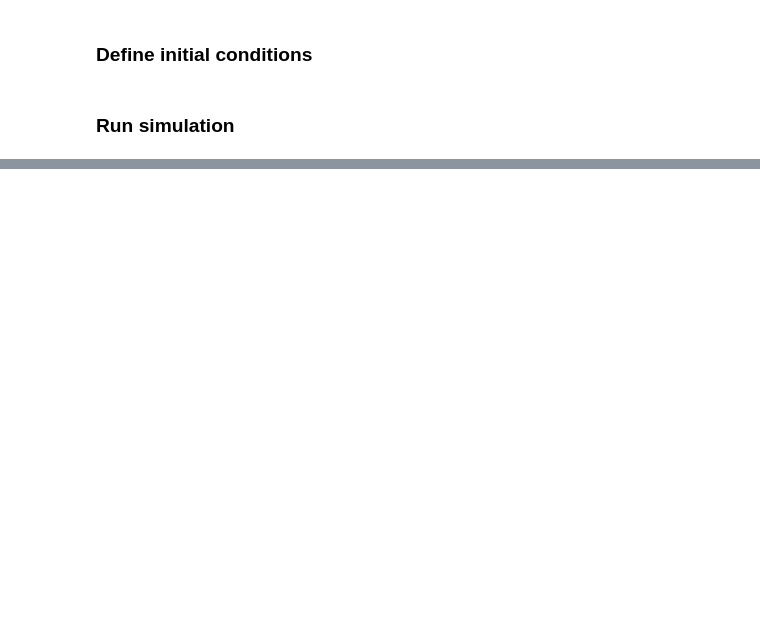
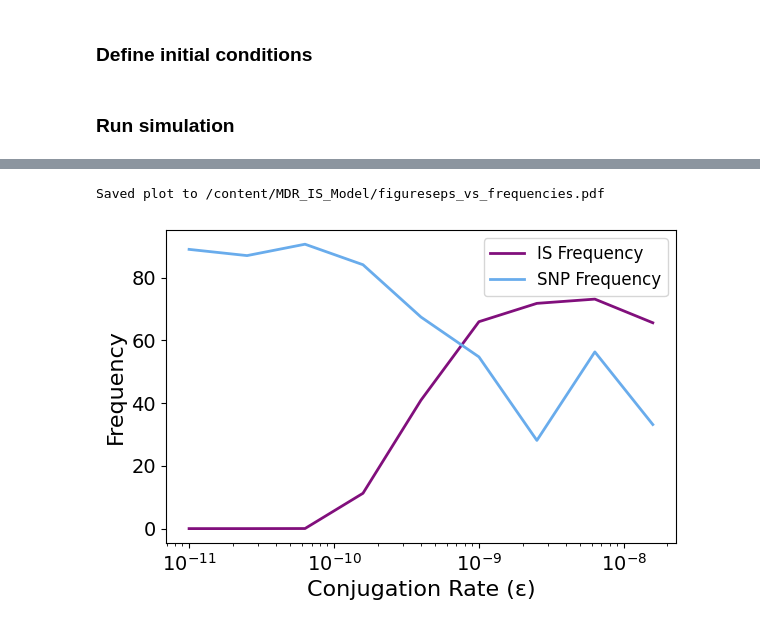
Before and after one commit to jorgEVOplasmids/MDR_ISs, a Jupyter notebook: Computational_model/MonodGillespieIS_conjugation.ipynb, the cells around one changed output, grey strips where cells are left out. Drawn from its saved outputs; the diff is of its cells as text; code cells hidden in the pictures; blank space fills up the shorter version.

```diff
--- a/Computational_model/MonodGillespieIS_conjugation.ipynb
+++ b/Computational_model/MonodGillespieIS_conjugation.ipynb
@@ -135,10 +129,9 @@ populations_0, populations_p = mg.initialize_populations(
 # %%
 
 antibiotic_concentration=0.2
-eps_values = np.logspace(-11, -7, num=21)
+eps_values = np.logspace(-11, -7, num=11)
 
 expe_results = []  # Will store list of dicts per eps value
-
 
 for eps in eps_values:
     print("Conjugation_rate=",eps)
@@ -163,8 +156,6 @@ for eps in eps_values:
           [eps, eps, eps, eps, eps],   # K241
           [eps, eps, eps, eps, eps],   # K209
       ])
-
-
 
       #Run simulation
       results = mg.runManySimulations(
@@ -211,10 +202,10 @@ for eps in eps_values:
     expe_results.append(expe_results_dict)
 
     # Run print functions
-    #mg.printCumulativeStrainDensities(cumulative_densities_free, cumulative_densities_bearing, num_species, strainIDs)
-    #mg.printPlasmidFraction(plasmid_fraction_stats)
-    #mg.printStrainDiversity(diversity_metrics)
-    #mg.printMutationAndISTranspositionStatistics(stats)
+    mg.printCumulativeStrainDensities(cumulative_densities_free, cumulative_densities_bearing, num_species, strainIDs)
+    mg.printPlasmidFraction(plasmid_fraction_stats)
+    mg.printStrainDiversity(diversity_metrics)
+    mg.printMutationAndISTranspositionStatistics(stats)
 
     # Plot results
     #expe_path='' #If empty, dont save figures
@@ -296,41 +277,35 @@ plot_eps_vs_plasmid_fraction(expe_results[:-2], outPath=pathFIGURES)
 # %%
-
 def plot_eps_vs_frequencies(expe_results, outPath=''):
     """
-    Plots conjugation rate (eps) vs plasmid fraction, IS frequency, and SNP frequency.
-
-    Parameters:
-    expe_results (list of dicts): Output from simulations, each dict must contain 'eps',
-                                  'plasmid_fraction', 'IS_Cumulative_Frequency', and 'SNP_Cumulative_Frequency'.
-    outPath (str): Path to save the figure (optional).
-
-    Returns:
-    None
+    Plots ε vs IS and SNP cumulative frequencies.
     """
-    eps_values = [entry["eps"] for entry in expe_results]
-    IS_frequencies = [entry["IS_Cumulative_Frequency"] for entry in expe_results]
-    SNP_frequencies = [entry["SNP_Cumulative_Frequency"] for entry in expe_results]
+    eps_values = [e["eps"] for e in expe_results]
+    IS_freq  = [e["IS_Cumulative_Frequency"]  for e in expe_results]
+    SNP_freq = [e["SNP_Cumulative_Frequency"] for e in expe_results]
 
     fig, ax = plt.subplots(figsize=(6, 4))
 
-    ax.plot(eps_values, IS_frequencies,  linestyle='-', lw=2, label='IS Frequency', color='#810F7C')
-    ax.plot(eps_values, SNP_frequencies, linestyle='-', lw=2,  label='SNP Frequency', color='#69acecff')
+    ax.plot(eps_values, IS_freq,  color='#810F7C',   lw=2, label='IS Frequency')
+    ax.plot(eps_values, SNP_freq, color='#69acecff', lw=2, label='SNP Frequency')
 
     ax.set_xscale("log")
     ax.set_xlabel("Conjugation Rate (ε)", fontsize=16)
     ax.set_ylabel("Frequency", fontsize=16)
-
     ax.tick_params(axis='both', labelsize=14)
     ax.grid(False)
     ax.legend(fontsize=12)
+
     plt.tight_layout()
 
     if outPath:
         filename = f"{outPath}eps_vs_frequencies.pdf"
         plt.savefig(filename)
         print(f"Saved plot to {filename}")
-        plt.show()
-    else:
-        plt.show()
+
+    plt.show()
+
 
 plot_eps_vs_frequencies(expe_results[:-2], outPath=pathFIGURES)
+# %% [output]
+Saved plot to /content/MDR_IS_Model/figureseps_vs_frequencies.pdf
+[figure, added]
```
Also changed, not shown: parts of 18 cells of this notebook.
